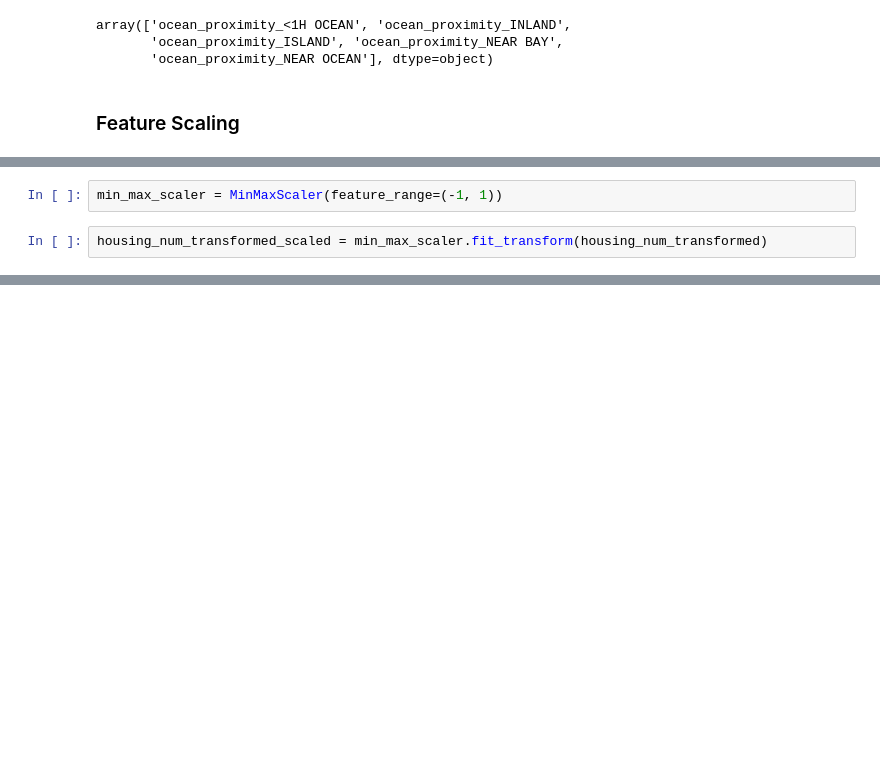
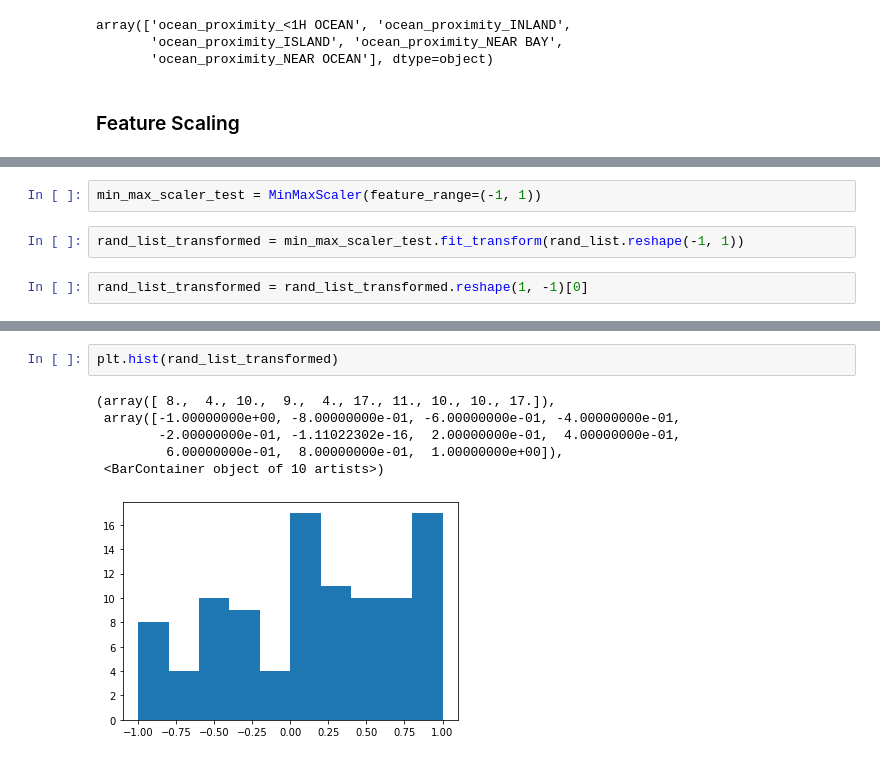
Before and after one commit to uniquerockrz/Source, a Jupyter notebook: Machine Learning/101 Hands On ML/01_End_To_End_ML_Project.ipynb, the cells around one changed output, grey strips where cells are left out. Cells and saved outputs as stored; diff of their text form; blank space fills up the shorter version.

```diff
--- a/Machine Learning/101 Hands On ML/01_End_To_End_ML_Project.ipynb
+++ b/Machine Learning/101 Hands On ML/01_End_To_End_ML_Project.ipynb
@@ -463,4 +486,6 @@ array(['ocean_proximity_<1H OCEAN', 'ocean_proximity_INLAND',
 # %%
-min_max_scaler = MinMaxScaler(feature_range=(-1, 1))
+min_max_scaler_test = MinMaxScaler(feature_range=(-1, 1))
 # %%
-housing_num_transformed_scaled = min_max_scaler.fit_transform(housing_num_transformed)
+rand_list_transformed = min_max_scaler_test.fit_transform(rand_list.reshape(-1, 1))
+# %%
+rand_list_transformed = rand_list_transformed.reshape(1, -1)[0]
@@ -466,0 +512,9 @@ housing_num_transformed_scaled = min_max_scaler.fit_transform(housing_num_transf
+# %%
+plt.hist(rand_list_transformed)
+# %% [output]
+(array([ 8.,  4., 10.,  9.,  4., 17., 11., 10., 10., 17.]),
+ array([-1.00000000e+00, -8.00000000e-01, -6.00000000e-01, -4.00000000e-01,
+        -2.00000000e-01, -1.11022302e-16,  2.00000000e-01,  4.00000000e-01,
+         6.00000000e-01,  8.00000000e-01,  1.00000000e+00]),
+ <BarContainer object of 10 artists>)
+[figure, added]
```
Also changed, not shown: parts of 60 cells of this notebook, 2 other files.
